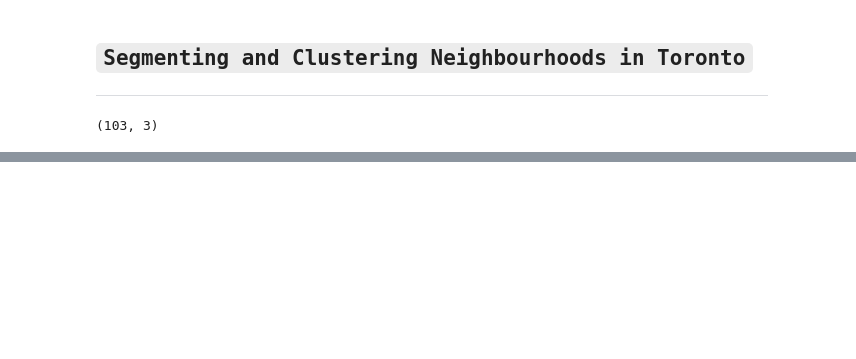
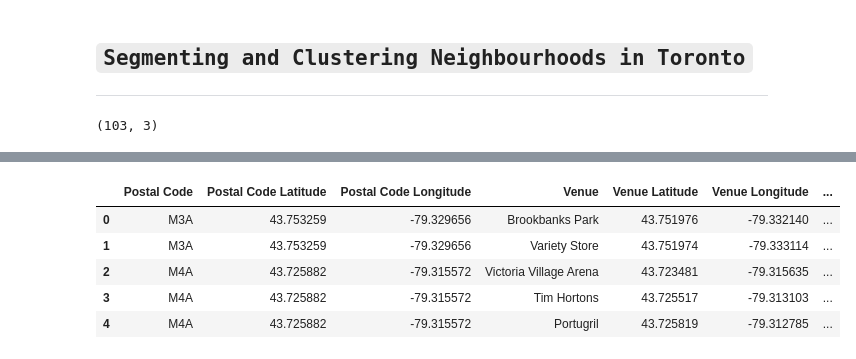
Before and after one commit to Dehyzz/IBM_Capstone, a Jupyter notebook: Clustering_in_Toronto.ipynb, the cells around one changed output, grey strips where cells are left out. Drawn from its saved outputs; the diff is of its cells as text; code cells hidden in the pictures; blank space fills up the shorter version.

```diff
--- a/Clustering_in_Toronto.ipynb
+++ b/Clustering_in_Toronto.ipynb
@@ -24,0 +119,59 @@ df.shape
+# %%
+CLIENT_ID = '1Z1J1FGK4R5WD2RSEUC3P011PLPLUP02NJGM2W1OF3UYXJ2M' # your Foursquare ID
+CLIENT_SECRET = 'R2VWWYKS1HOSJMD0X2NVS3XTJBIKCJIZ2DEL2VWANBHBX3PN' # your Foursquare Secret
+VERSION = '20180604'
+LIMIT = 30
+print('Your credentails:')
+print('CLIENT_ID: ' + CLIENT_ID)
+print('CLIENT_SECRET:' + CLIENT_SECRET)
+
+import requests # library to handle requests
+def getNearbyVenues(names, latitudes, longitudes, radius=500):
+
+    venues_list=[]
+    for name, lat, lng in zip(names, latitudes, longitudes):
+        print(name)
+
+        # create the API request URL
+        url = 'https://api.foursquare.com/v2/venues/explore?&client_id={}&client_secret={}&v={}&ll={},{}&radius={}&limit={}'.format(
+            CLIENT_ID,
+            CLIENT_SECRET,
+            VERSION,
+            lat,
+            lng,
+            radius,
+            LIMIT)
+
+        # make the GET request
+        results = requests.get(url).json()["response"]['groups'][0]['items']
+
+        # return only relevant information for each nearby venue
+        venues_list.append([(
+            name,
+            lat,
+            lng,
+            v['venue']['name'],
+            v['venue']['location']['lat'],
+            v['venue']['location']['lng'],
+            v['venue']['categories'][0]['name']) for v in results])
+
+    nearby_venues = pd.DataFrame([item for venue_list in venues_list for item in venue_list])
+    nearby_venues.columns = ['Postal Code',
+                  'Postal Code Latitude',
+                  'Postal Code Longitude',
+                  'Venue',
+                  'Venue Latitude',
+                  'Venue Longitude',
+                  'Venue Category']
+
+    return(nearby_venues)
+
+venues = getNearbyVenues(names=df['Postal Code'],
+                                   latitudes=df['Latitude'],
+                                   longitudes=df['Longitude']
+                                  )
+
+
+print(venues.shape)
+venues.head()
+# %% [output]
@@ -24,0 +195,6 @@ df.shape
+|  | Postal Code | Postal Code Latitude | Postal Code Longitude | Venue | Venue Latitude | Venue Longitude | ... |
+| 0 | M3A | 43.753259 | -79.329656 | Brookbanks Park | 43.751976 | -79.332140 | ... |
+| 1 | M3A | 43.753259 | -79.329656 | Variety Store | 43.751974 | -79.333114 | ... |
+| 2 | M4A | 43.725882 | -79.315572 | Victoria Village Arena | 43.723481 | -79.315635 | ... |
+| 3 | M4A | 43.725882 | -79.315572 | Tim Hortons | 43.725517 | -79.313103 | ... |
+| 4 | M4A | 43.725882 | -79.315572 | Portugril | 43.725819 | -79.312785 | ... |
```
Also changed, not shown: parts of 16 cells of this notebook.
